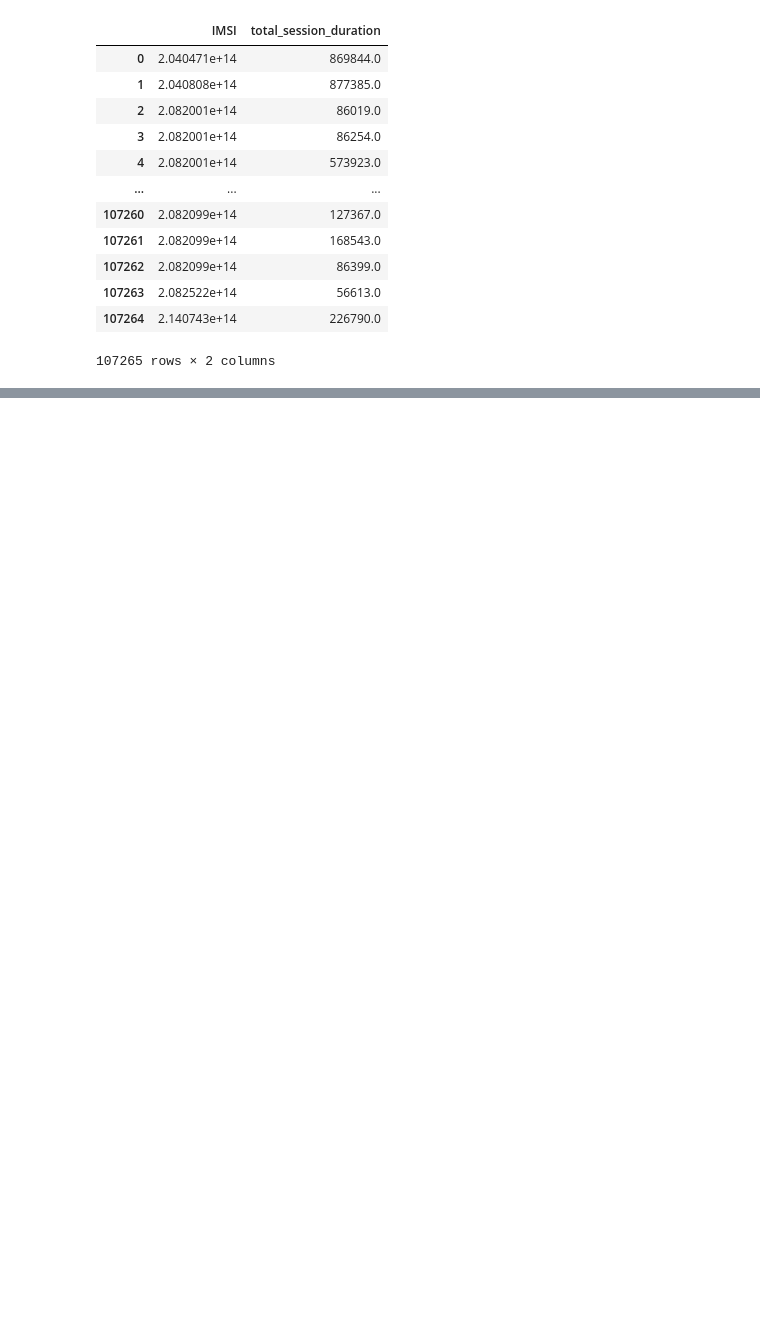
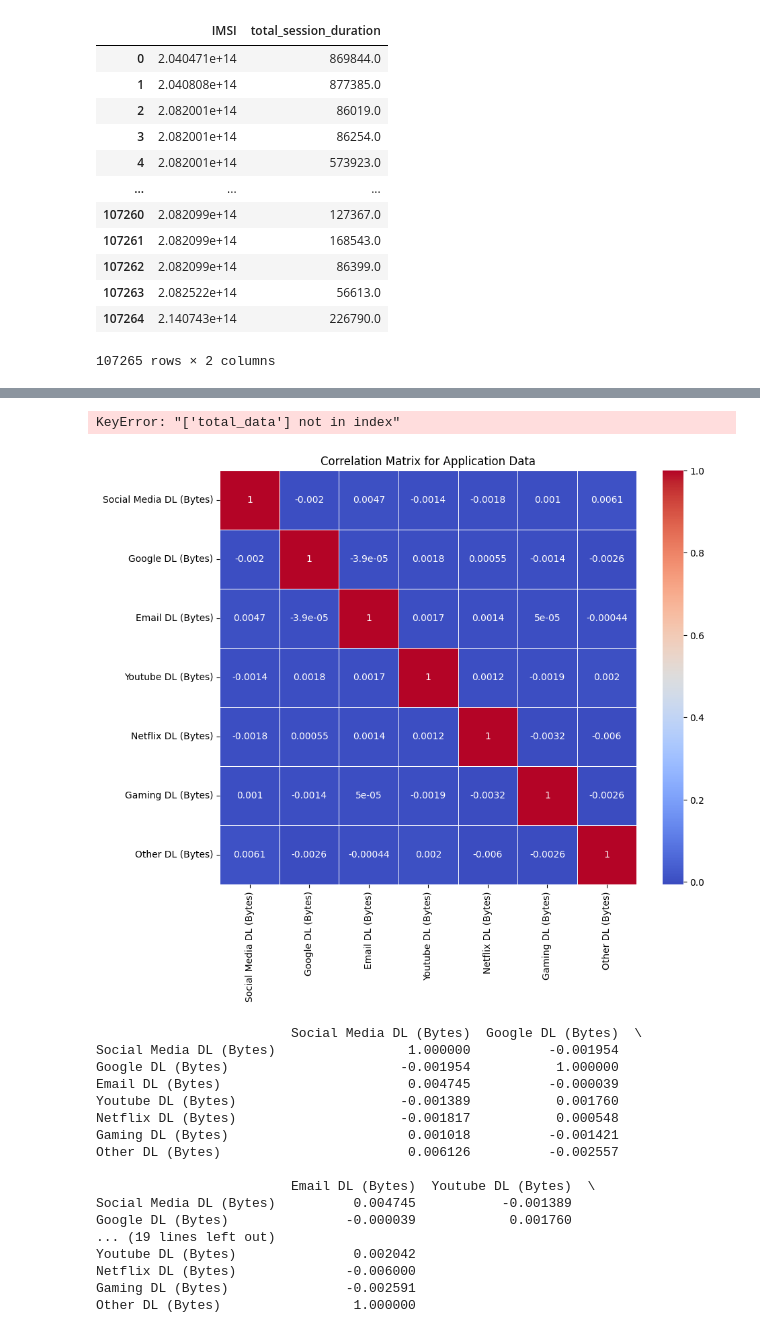
Before and after one commit to mamofideno/Situational-Overview-Business-need-analyses, a Jupyter notebook: notebooks/main.ipynb, the cells around one changed output, grey strips where cells are left out. Drawn from its saved outputs; the diff is of its cells as text; code cells hidden in the pictures; blank space fills up the shorter version.

```diff
--- a/notebooks/main.ipynb
+++ b/notebooks/main.ipynb
@@ -92,0 +127,27 @@ NameError: name 'analysis' is not defined
+# %%
+correlation_results = analysis.bivariate_analysis()
+print(correlation_results)
+# %% [output]
+KeyError: "['total_data'] not in index"
+# %%
+app_corr_matrix = analysis.correlation_analysis()
+print(app_corr_matrix)
+# %% [output]
+[figure, added]
+                         Social Media DL (Bytes)  Google DL (Bytes)  \
+Social Media DL (Bytes)                 1.000000          -0.001954
+Google DL (Bytes)                      -0.001954           1.000000
+Email DL (Bytes)                        0.004745          -0.000039
+Youtube DL (Bytes)                     -0.001389           0.001760
+Netflix DL (Bytes)                     -0.001817           0.000548
+Gaming DL (Bytes)                       0.001018          -0.001421
+Other DL (Bytes)                        0.006126          -0.002557
+
+                         Email DL (Bytes)  Youtube DL (Bytes)  \
+Social Media DL (Bytes)          0.004745           -0.001389
+Google DL (Bytes)               -0.000039            0.001760
+... (19 lines left out)
+Youtube DL (Bytes)               0.002042
+Netflix DL (Bytes)              -0.006000
+Gaming DL (Bytes)               -0.002591
+Other DL (Bytes)                 1.000000
```
Also changed, not shown: parts of 16 cells of this notebook, 1 other file.
